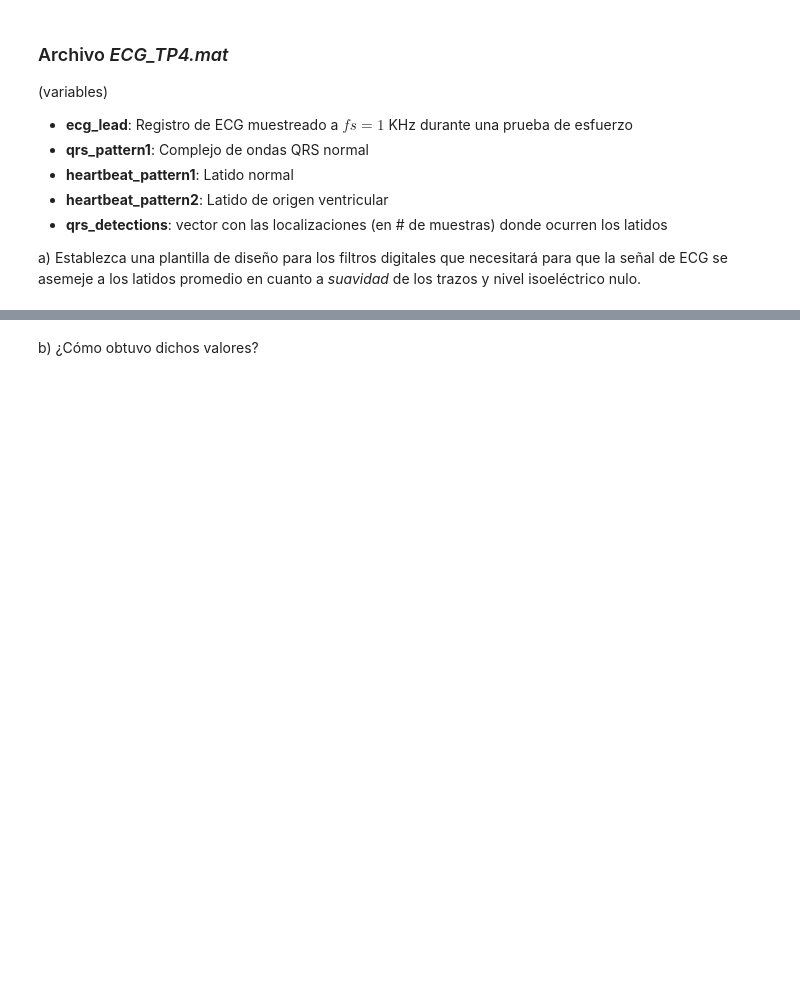
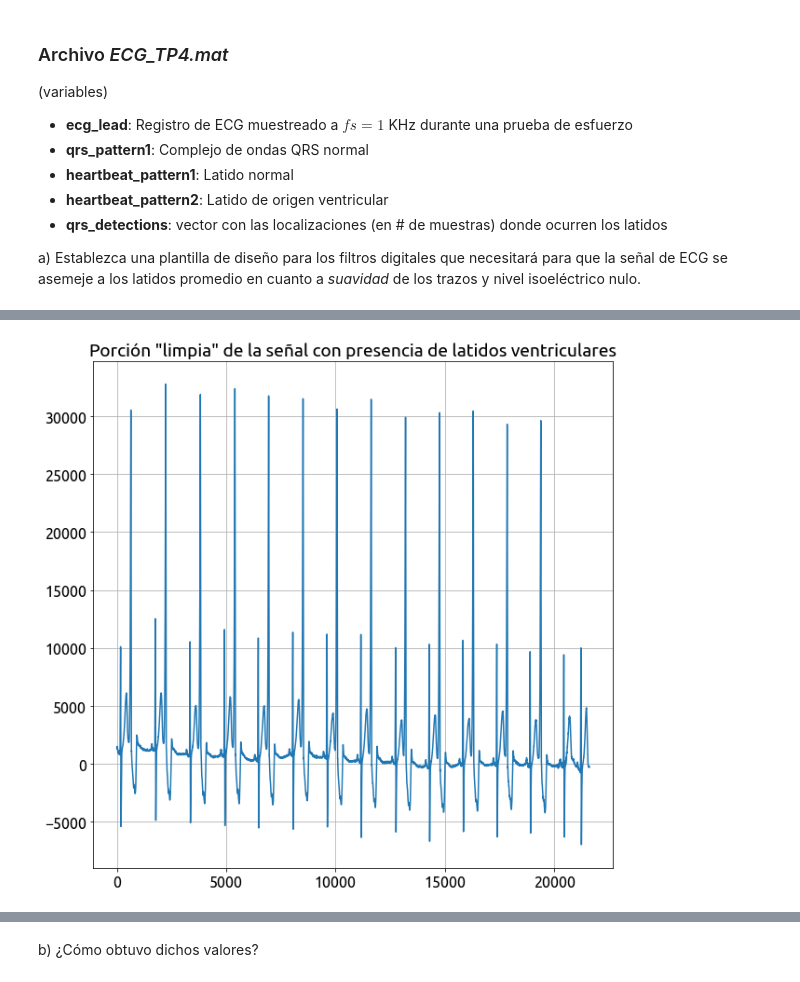
Before and after one commit to fcatuogno/PDS_TPs, a Jupyter notebook: TP4 - Filtrado.ipynb, the cells around one changed output, grey strips where cells are left out. Saved outputs shown, nothing was run; the diff lists cells and outputs as text; code cells hidden in the pictures; blank space fills up the shorter version.

Commit message:
Completo diseño filtro IIR

```diff
--- a/TP4 - Filtrado.ipynb
+++ b/TP4 - Filtrado.ipynb
@@ -163,0 +156,82 @@ SyntaxError: invalid syntax (<ipython-input-52-6de0d05467d9>, line 2)
+# %%
+fs = 1000
+
+variables = sio.whosmat('ECG_TP4.mat') #Lista variable
+archivo = sio.loadmat('ECG_TP4.mat')
+
+ecg_lead = archivo['ecg_lead']
+
+#Se extrae porcion limpia de la señal donde también hay presentes latidos ventriculares
+extracto_conventricular = ecg_lead[30000:51600]
+#Se extrae porcion ruidosa de la señal
+extracto_ruidoso = ecg_lead[940420:962020]
+
+plt.close('all')
+plt.figure()
+plt.plot(extracto_conventricular)
+plt.title('Porción "limpia" de la señal con presencia de latidos ventriculares' )
+plt.grid()
+
+plt.figure()
+plt.plot(extracto_ruidoso)
+plt.title('Porción "ruidosa" de la señal' )
+plt.grid()
+
+
+frecw,Pxxw = sig.welch(extracto_conventricular,fs,nperseg=1200,noverlap=0,scaling='spectrum',axis=0)
+plt.figure(3)
+#plt.plot(frecw,Pxxw) #veces
+plt.plot(frecw,10*np.log10(Pxxw),label='Señal limpia') #log
+plt.title('Densidad de potencia espectral con latidos ventriculares' )
+
+
+#Calculo comienzo de la banda de paso
+i = 0
+pot_acum = 0
+criterio_HPF = np.sum(Pxxw)*0.05
+while pot_acum + Pxxw[i]< criterio_HPF:
+    pot_acum += Pxxw[i]
+    i+=1
+fc0 = frecw[i]
+
+#Calculo fin de la banda de paso
+i = 0
+pot_acum = 0
+criterio_LPF = np.sum(Pxxw)*0.99
+while pot_acum + Pxxw[i] < criterio_LPF:
+    pot_acum += Pxxw[i]
+    i+=1
+fc1 = frecw[i]
+
+plt.vlines(fc0,np.min(10*np.log10(Pxxw)),np.max(10*np.log10(Pxxw)),label='5% Pot señal limpia',color='g')
+plt.vlines(fc1,np.min(10*np.log10(Pxxw)),np.max(10*np.log10(Pxxw)),label='99% Por señal limpia',color='r')
+
+print('fc0 = ',fc0)
+print('fc1 = ',fc1)
+
+frecwr,Pxxwr = sig.welch(extracto_ruidoso,fs,nperseg=1200,noverlap=0,scaling='spectrum',axis=0)
+plt.figure(3)
+plt.plot(frecwr,10*np.log10(Pxxwr),label='Señal ruidosa')
+plt.legend()
+plt.grid()
+
+#Diferencia espectros
+diferencia = 10*np.log10(Pxxwr)-10*np.log10(Pxxw)
+plt.figure()
+plt.plot(frecw,diferencia,label='señal ruidosa - señal limpia')
+plt.title('Diferencia espectros')
+plt.legend()
+plt.grid()
+
+att_min = np.max(diferencia)
+fs1 = frecwr[np.argmax(diferencia)]
+
+print('att_min =',att_min,'@ fs1=',fs1,'Hz')
+
+# Defina la plantilla del filtro
+
+fs0 = 0.1 # fin de la banda de detenida 0
+fc0 = 1   # comienzo de la banda de paso
+fc1 = fc1 # fin de la banda de paso
+fs1 = 130 # comienzo de la banda de detenida 1
+# %% [output]
@@ -163,0 +241 @@ SyntaxError: invalid syntax (<ipython-input-52-6de0d05467d9>, line 2)
+[figure, added]
```
Also changed, not shown: parts of 9 cells of this notebook.
